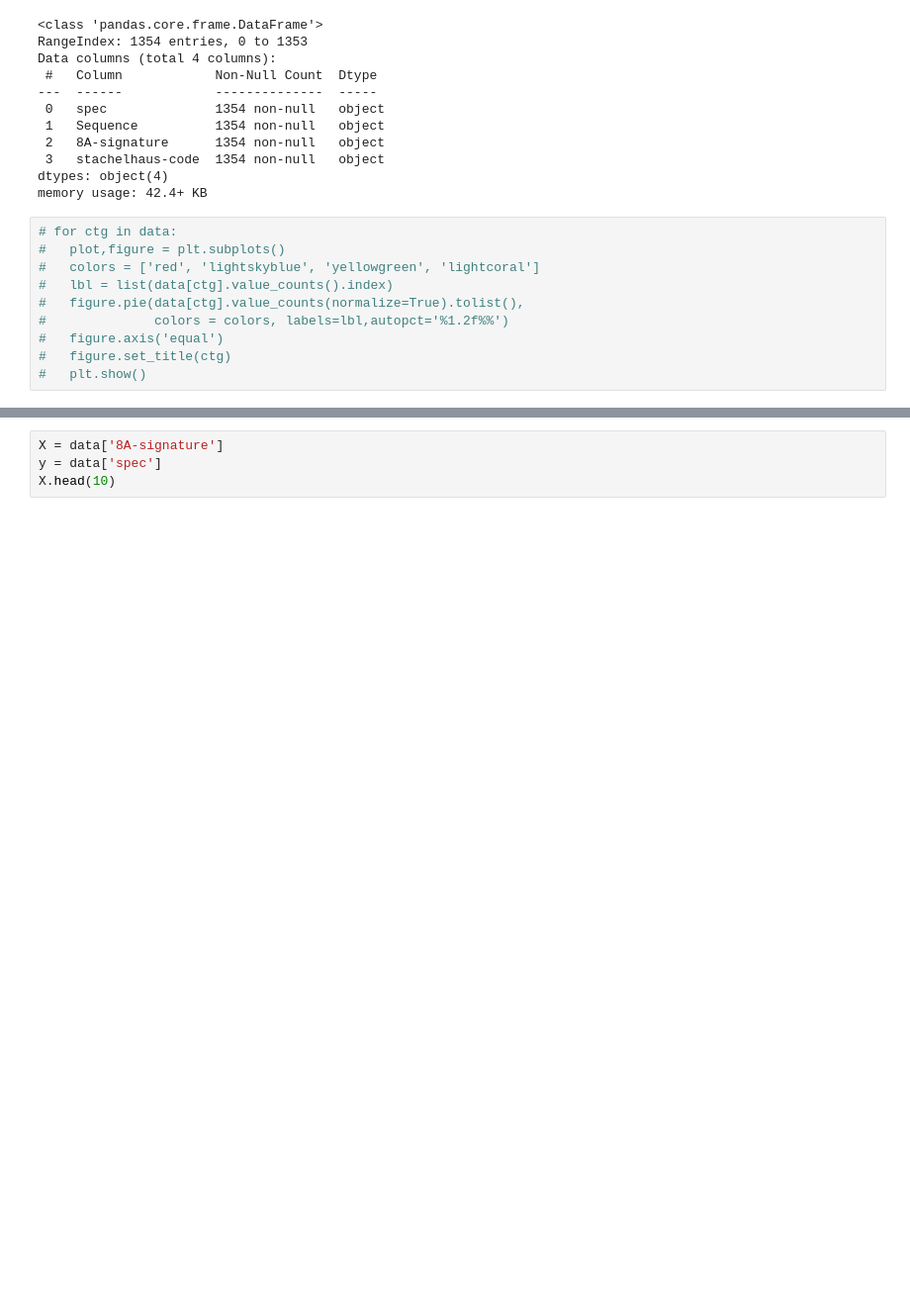
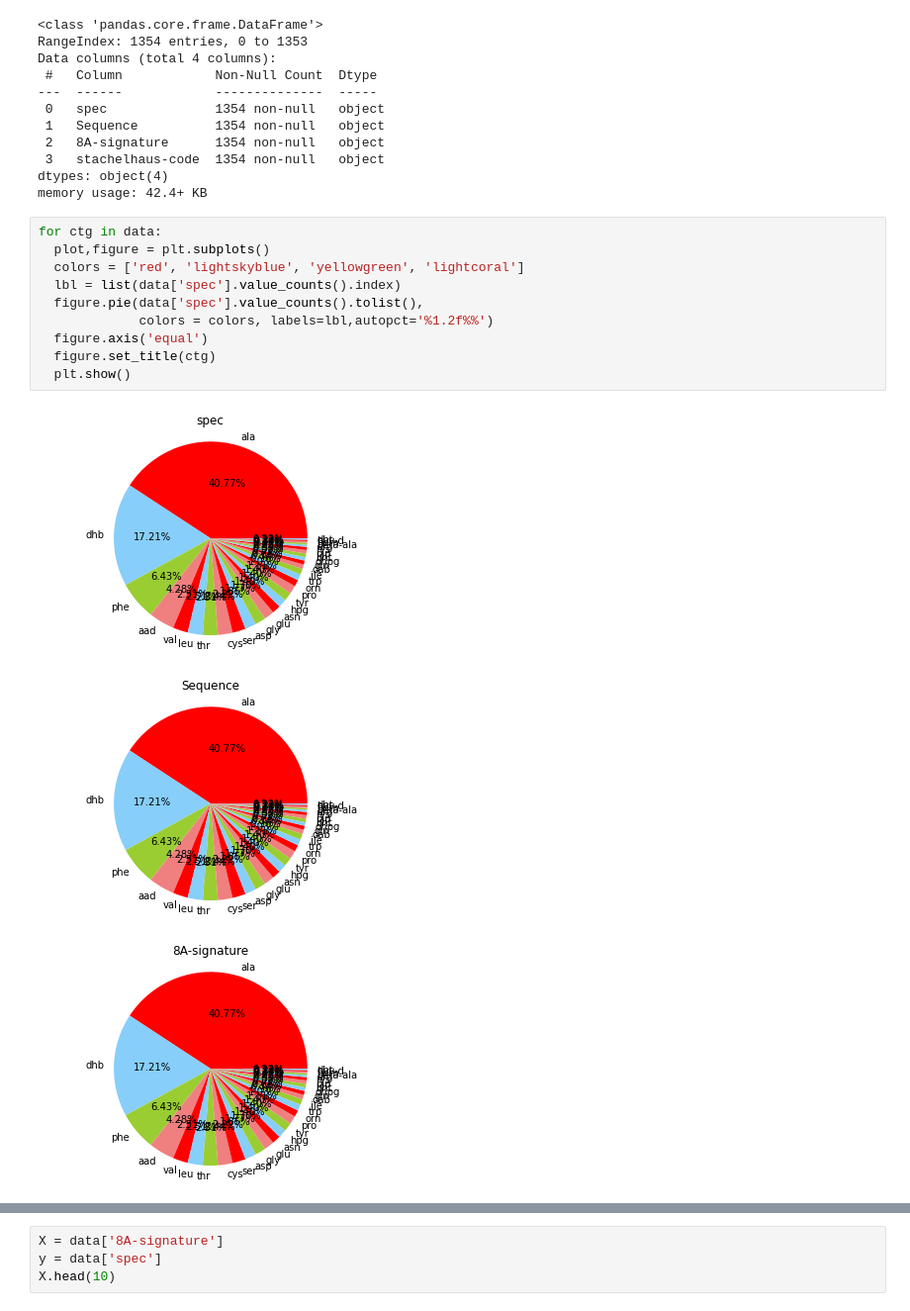
Before and after one commit to prometneus/Nonribosomal-Peptides, a Jupyter notebook: NonRibosomalPeptides_ML_Models.ipynb, the cells around one changed output, grey strips where cells are left out. Shown: that part at 99% size. Cells and saved outputs as stored; diff of their text form; blank space fills up the shorter version.

```diff
--- a/NonRibosomalPeptides_ML_Models.ipynb
+++ b/NonRibosomalPeptides_ML_Models.ipynb
@@ -110,12 +112,16 @@ Data columns (total 4 columns):
 dtypes: object(4)
 memory usage: 42.4+ KB
 # %%
-# for ctg in data:
-#   plot,figure = plt.subplots()
-#   colors = ['red', 'lightskyblue', 'yellowgreen', 'lightcoral']
-#   lbl = list(data[ctg].value_counts().index)
-#   figure.pie(data[ctg].value_counts(normalize=True).tolist(),
-#              colors = colors, labels=lbl,autopct='%1.2f%%')
-#   figure.axis('equal')
-#   figure.set_title(ctg)
-#   plt.show()
+for ctg in data:
+  plot,figure = plt.subplots()
+  colors = ['red', 'lightskyblue', 'yellowgreen', 'lightcoral']
+  lbl = list(data['spec'].value_counts().index)
+  figure.pie(data['spec'].value_counts().tolist(),
+             colors = colors, labels=lbl,autopct='%1.2f%%')
+  figure.axis('equal')
+  figure.set_title(ctg)
+  plt.show()
+# %% [output]
+[figure, added]
+[figure, added]
+[figure, added]
```
Also changed, not shown: parts of 12 cells of this notebook.
